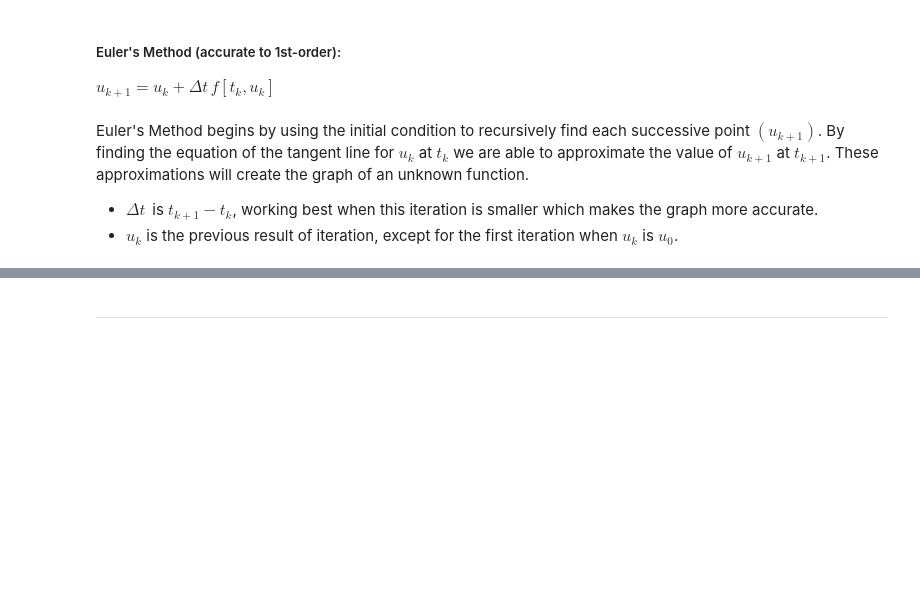
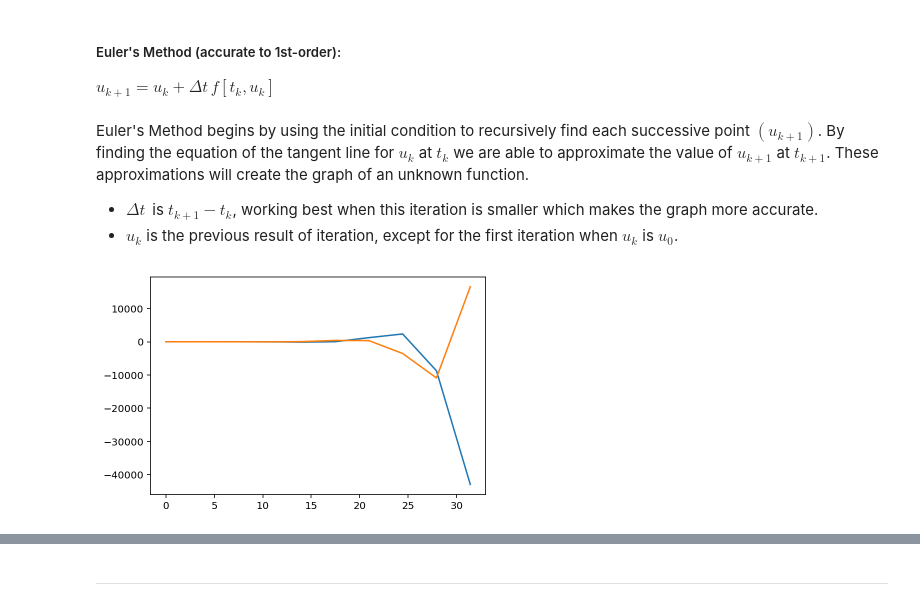
Before and after one commit to chapman-phys220-2018f/cw11-bbb, a Jupyter notebook: cw11.ipynb, the cells around one changed output, grey strips where cells are left out. Saved outputs shown, nothing was run; the diff lists cells and outputs as text; code cells hidden in the pictures; blank space fills up the shorter version.

```diff
--- a/cw11.ipynb
+++ b/cw11.ipynb
@@ -16,5 +14,7 @@ Euler's Method begins by using the initial condition to recursively find each su
 - $\Delta t\,$ is $t_{k+1} - t_k$, working best when this iteration is smaller which makes the graph more accurate.
 - $u_k$ is the previous result of iteration, except for the first iteration when $u_k$ is $u_0$.
 # %%
-ode.Euler(10)
+odes.Euler(10)
+# %% [output]
+[figure, added]
 # %%
```
Also changed, not shown: parts of 16 cells of this notebook, 1 other file.
